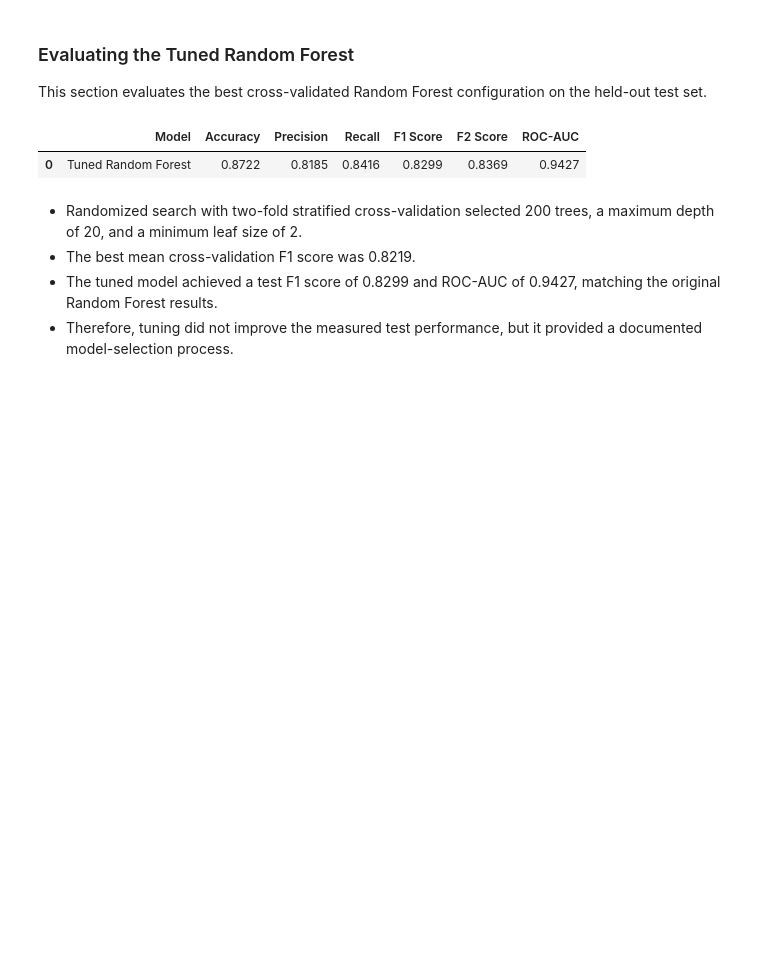
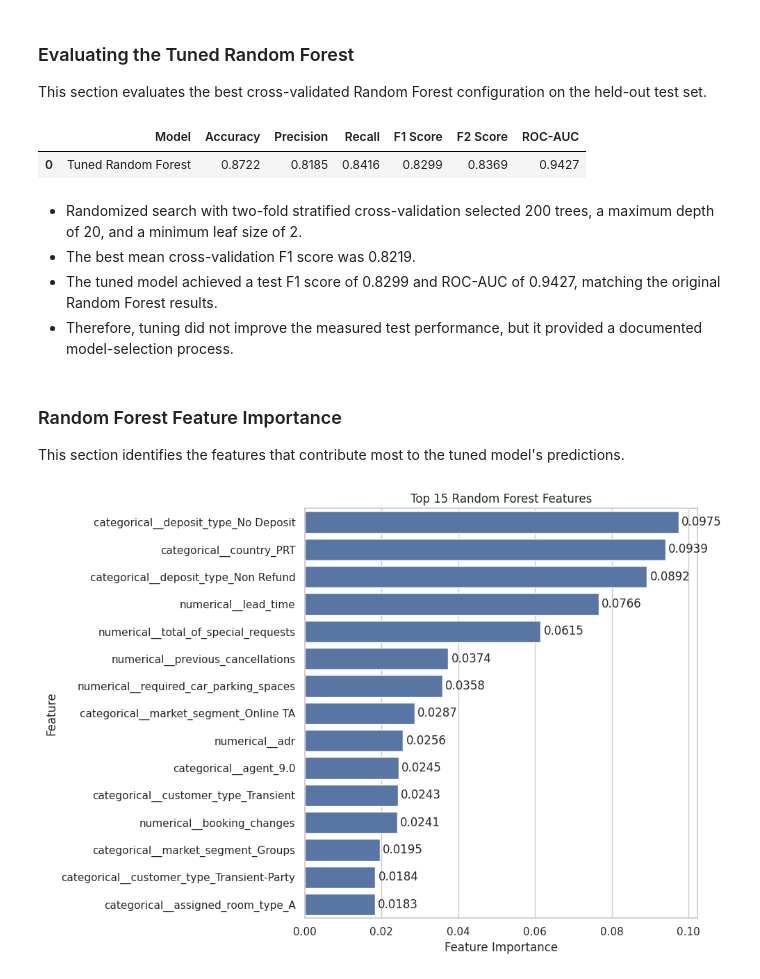
Before and after one commit to Battsengel2026124/ST_ML_C3_Hotel_Booking, a Jupyter notebook: Hotel_Booking_CA_3.ipynb, the cells around one changed output. Saved outputs shown, nothing was run; the diff lists cells and outputs as text; code cells hidden in the pictures; blank space fills up the shorter version.

```diff
--- a/Hotel_Booking_CA_3.ipynb
+++ b/Hotel_Booking_CA_3.ipynb
@@ -1251,3 +1251,49 @@ display(pd.DataFrame([tuned_rf_results]).round(4))
 -  The best mean cross-validation F1 score was 0.8219.
 - The tuned model achieved a test F1 score of 0.8299 and ROC-AUC of 0.9427, matching the original Random Forest results.
 - Therefore, tuning did not improve the measured test performance, but it provided a documented model-selection process.
+# %% [markdown]
+
+### Random Forest Feature Importance
+This section identifies the features that contribute most to the tuned model's predictions.
+# %%
+
+import pandas as pd
+import matplotlib.pyplot as plt
+import seaborn as sns
+
+# Extracting the fitted preprocessing and Random Forest components
+fitted_preprocessor = best_rf_model.named_steps["preprocessor"]
+fitted_classifier = best_rf_model.named_steps["classifier"]
+
+# Retrieving feature names after preprocessing
+feature_names = fitted_preprocessor.get_feature_names_out()
+
+# Summarising Random Forest feature importance
+feature_importance = pd.DataFrame({
+    "Feature": feature_names,
+    "Importance": fitted_classifier.feature_importances_
+})
+
+feature_importance = feature_importance.sort_values(
+    "Importance", ascending=False
+).head(15)
+
+# Visualising the most important features
+plt.figure(figsize=(10, 7))
+ax = sns.barplot(
+    data=feature_importance,
+    x="Importance",
+    y="Feature"
+)
+
+# Displaying exact importance values on the bars
+for container in ax.containers:
+    ax.bar_label(container, fmt="%.4f", padding=3)
+
+plt.title("Top 15 Random Forest Features")
+plt.xlabel("Feature Importance")
+plt.ylabel("Feature")
+plt.tight_layout()
+plt.show()
+# %% [output]
+[figure, added]
```
Also changed, not shown: parts of 4 cells of this notebook.
